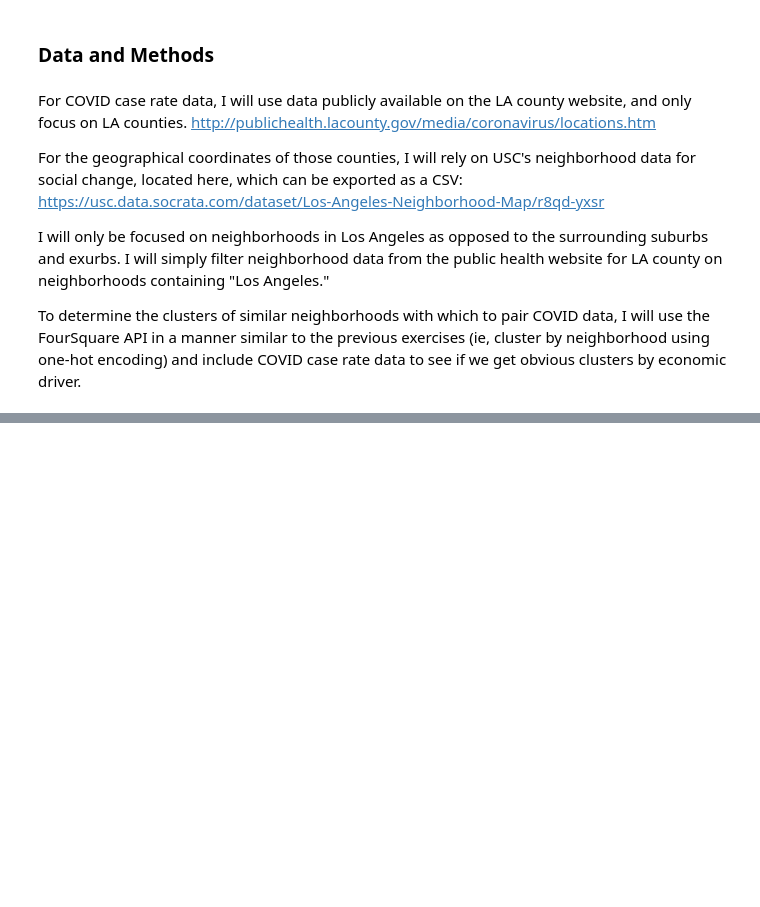
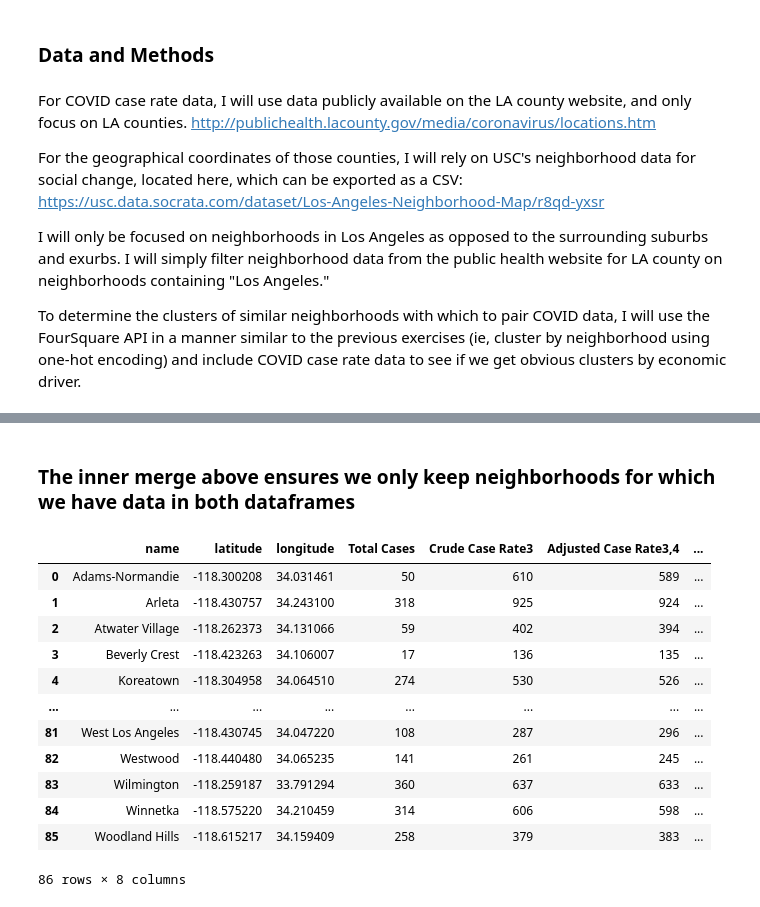
Before and after one commit to MM276/IBM_Data_Science_Capstone_Project, a Jupyter notebook: Covid_Rates_and_Neighborhood_Clusterings_in_Los_Angeles_County.ipynb, the cells around one changed output, grey strips where cells are left out. Drawn from its saved outputs; the diff is of its cells as text; code cells hidden in the pictures; blank space fills up the shorter version.

```diff
--- a/Covid_Rates_and_Neighborhood_Clusterings_in_Los_Angeles_County.ipynb
+++ b/Covid_Rates_and_Neighborhood_Clusterings_in_Los_Angeles_County.ipynb
@@ -63,0 +76,2 @@ los_angeles_covid_rates
+# %%
+la_neighborhoods=pd.read_csv('la_neighborhoods.csv')
@@ -63,0 +94,2 @@ los_angeles_covid_rates
+# %%
+la_neighborhoods_df = la_neighborhoods[["name","latitude","longitude"]]
@@ -63,0 +112,3 @@ los_angeles_covid_rates
+# %%
+los_angeles_covid_rates.rename(columns={"City/Community":"name"}, inplace = True)
+los_angeles_covid_rates
@@ -63,0 +133,20 @@ los_angeles_covid_rates
+# %%
+merged_LA_data = pd.merge(la_neighborhoods_df,los_angeles_covid_rates, on="name")
+# %% [markdown]
+### The inner merge above ensures we only keep neighborhoods for which we have data in both dataframes
+# %%
+merged_LA_data
+# %% [output]
+|  | name | latitude | longitude | Total Cases | Crude Case Rate3 | Adjusted Case Rate3,4 | ... |
+| 0 | Adams-Normandie | -118.300208 | 34.031461 | 50 | 610 | 589 | ... |
+| 1 | Arleta | -118.430757 | 34.243100 | 318 | 925 | 924 | ... |
+| 2 | Atwater Village | -118.262373 | 34.131066 | 59 | 402 | 394 | ... |
+| 3 | Beverly Crest | -118.423263 | 34.106007 | 17 | 136 | 135 | ... |
+| 4 | Koreatown | -118.304958 | 34.064510 | 274 | 530 | 526 | ... |
+| ... | ... | ... | ... | ... | ... | ... | ... |
+| 81 | West Los Angeles | -118.430745 | 34.047220 | 108 | 287 | 296 | ... |
+| 82 | Westwood | -118.440480 | 34.065235 | 141 | 261 | 245 | ... |
+| 83 | Wilmington | -118.259187 | 33.791294 | 360 | 637 | 633 | ... |
+| 84 | Winnetka | -118.575220 | 34.210459 | 314 | 606 | 598 | ... |
+| 85 | Woodland Hills | -118.615217 | 34.159409 | 258 | 379 | 383 | ... |
+86 rows × 8 columns
```
Also changed, not shown: parts of 13 cells of this notebook.
